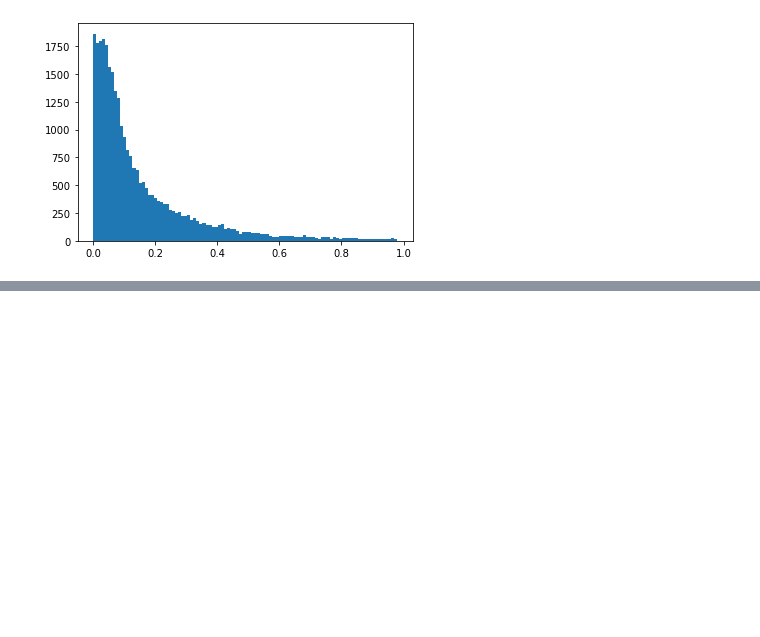
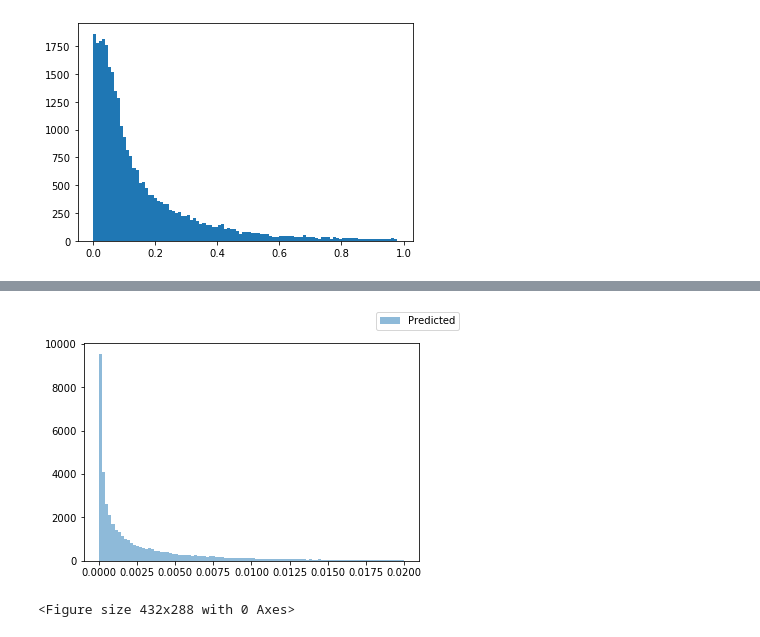
Before and after one commit to Michael-McLaren/MRI_ML, a Jupyter notebook: new_synthetic_data.ipynb, the cells around one changed output, grey strips where cells are left out. Drawn from its saved outputs; the diff is of its cells as text; code cells hidden in the pictures; blank space fills up the shorter version.

```diff
--- a/new_synthetic_data.ipynb
+++ b/new_synthetic_data.ipynb
@@ -186,0 +188,12 @@ plt.show()
+# %%
+
+
+fig, ax = plt.subplots()
+ax.hist(real_y[:,1], label = 'Predicted', alpha = 0.5, range = [0,0.02],bins = 100)
+
+fig.legend()
+plt.show()
+plt.clf()
+# %% [output]
+[figure, added]
+<Figure size 432x288 with 0 Axes>
```
Also changed, not shown: parts of 6 cells of this notebook, 3 other files.
